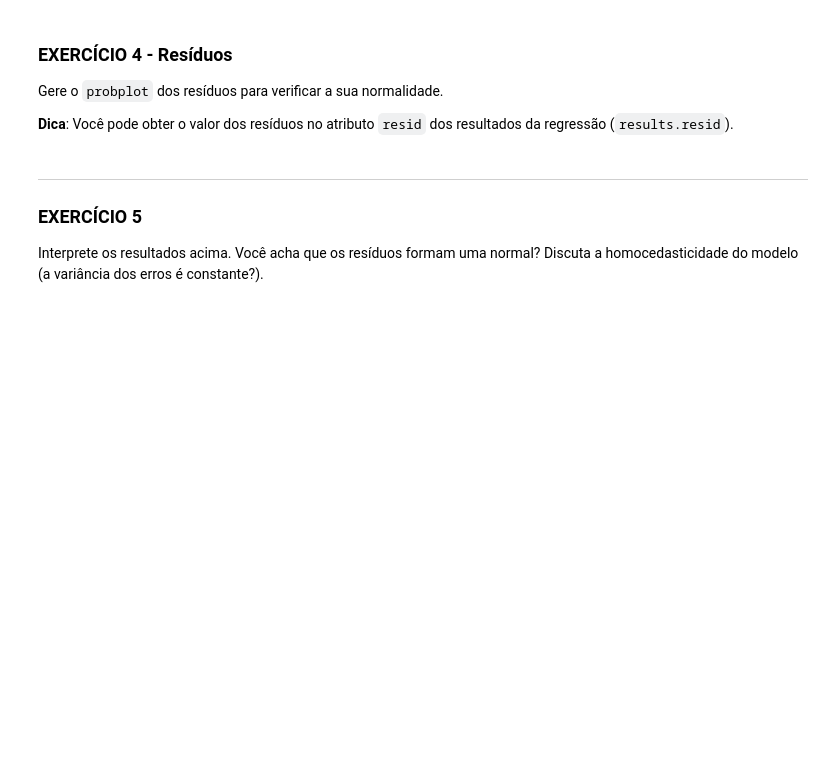
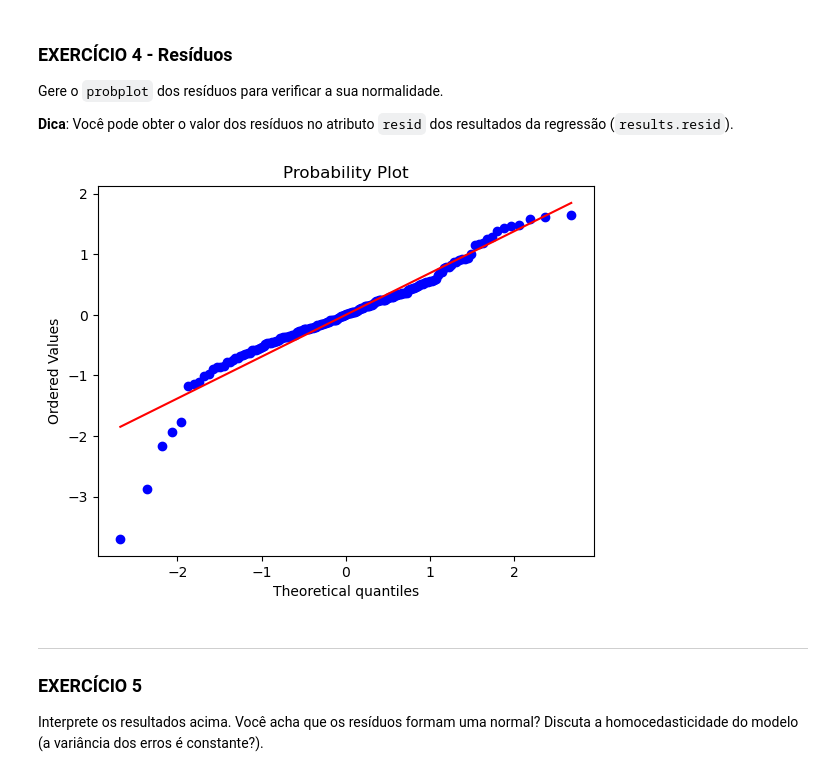
Before and after one commit to thevitorhideki/cdados, a Jupyter notebook: atividades/Aula24_Atividade_RegressaoSimples.ipynb, the cells around one changed output. Saved outputs shown, nothing was run; the diff lists cells and outputs as text; code cells hidden in the pictures; blank space fills up the shorter version.

```diff
--- a/atividades/Aula24_Atividade_RegressaoSimples.ipynb
+++ b/atividades/Aula24_Atividade_RegressaoSimples.ipynb
@@ -355,3 +391,8 @@ Gere o `probplot` dos resíduos para verificar a sua normalidade.
+# %%
+stats.probplot(results.resid, dist='norm', plot=plt)
+plt.show()
+# %% [output]
+[figure, added]
 # %% [markdown]
 ___
 
```
Also changed, not shown: parts of 10 cells of this notebook, 55 other files.
